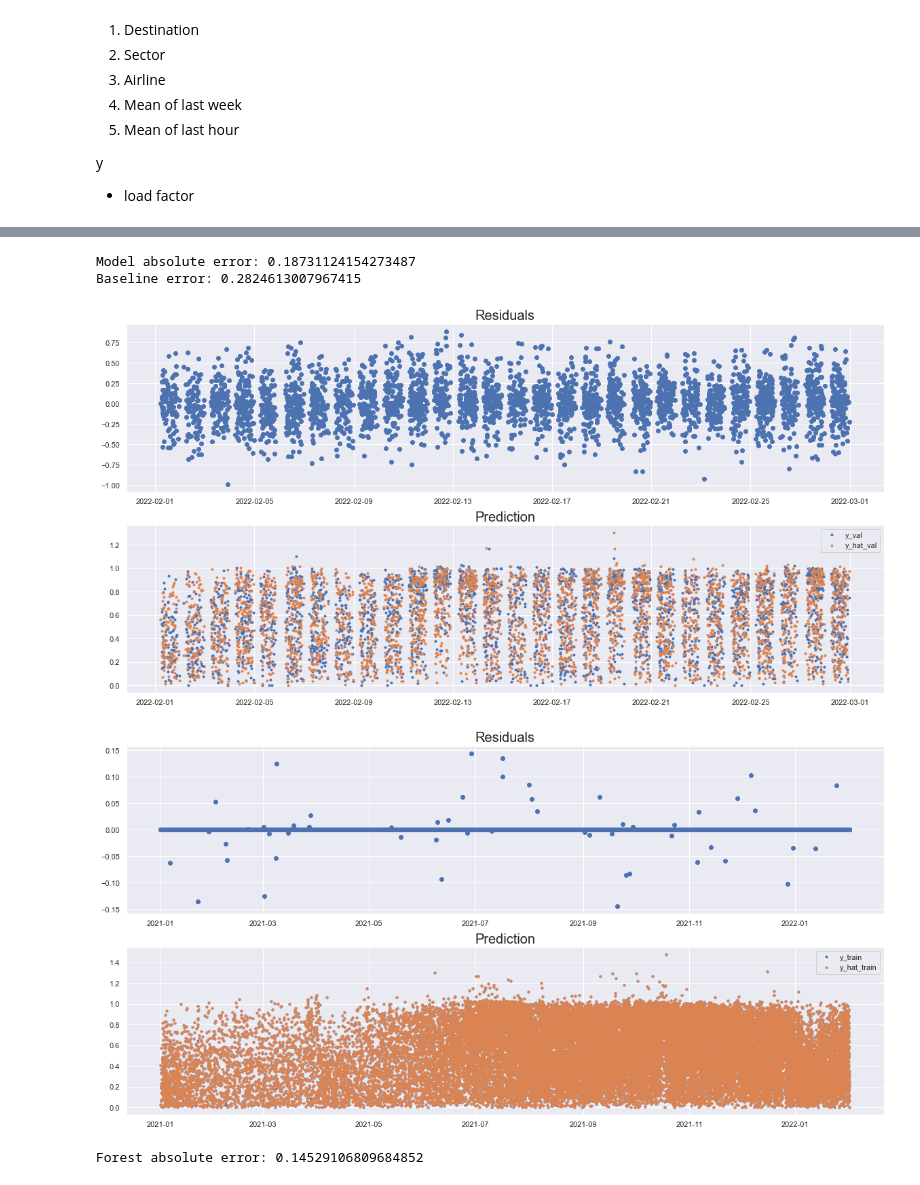
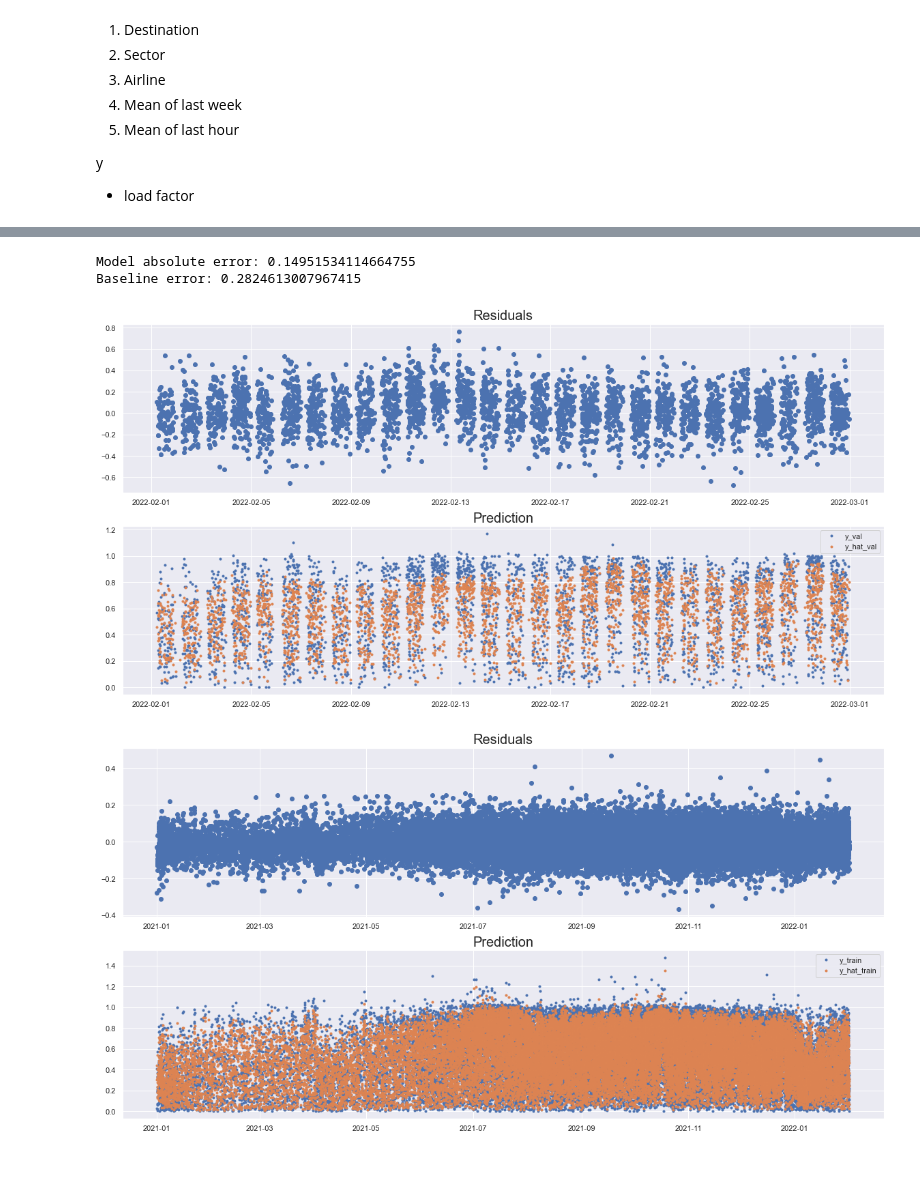
Before and after one commit to MatildeDP/ComputationalDataAnalysisProject, a Jupyter notebook: trees_modified.ipynb, the cells around one changed output, grey strips where cells are left out. Cells and saved outputs as stored; diff of their text form; code cells hidden in the pictures.

Commit message:
feature importance and time variables

```diff
--- a/trees_modified.ipynb
+++ b/trees_modified.ipynb
@@ -137,11 +154,11 @@ data_ = data[[ 'Destination','Sector','FlightType','Airline' ]] # Airline
 
 # Weekday features
 data['weekday']=data['ScheduleTime'].dt.day_of_week
-data['week_day'] = data.weekday.apply(lambda x: str(x)) # string formatting nessesary for one-hot-encoding
+ # string formatting nessesary for one-hot-encoding
 
 # Hour feature
 data['hour']= data['ScheduleTime'].dt.hour
-data['hour'] = data.hour.apply(lambda x: str(x))
+#data['hour'] = data.hour.apply(lambda x: str(x))
 
 
 # Hours from first observation
@@ -152,8 +169,12 @@ data['hour'] = data.hour.apply(lambda x: str(x))
 #data['time'] = time
 
 # One hot encoding
-data = pd.get_dummies(data)
+
 
 # Add variables which where expanded
-data = pd.concat([data, data_], axis=1)
+#data = pd.concat([data, data_], axis=1)
+
+# add 5 variables with random noise for feature importance
+for i in range(5):
+    data[f'random_{i}'] = np.random.normal(size = data.shape[0])
 # %% [markdown]
@@ -188,0 +227,13 @@ data = data.fillna(replacer_mu)
+# %%
+data['prev_weekday'] = prev_day
+data['prev_hour'] = prev_hour
+data = data.fillna(replacer_mu)
+
+
+data =  data.drop(['week'], axis = 1)
+data['weekday'] = data.weekday.apply(lambda x: str(x))
+data['hour'] = data.hour.apply(lambda x: str(x))
+
+
+
+data = pd.get_dummies(data)
@@ -201,7 +248,14 @@ train_data = data[data['ScheduleTime'] < '2022-02-01']
 # (but saved because we need them in order to get time series variables)
 
 y_val = val_data.LoadFactor.values
-X_val = val_data.drop(['Airline', "LoadFactor", 'ScheduleTime', 'Destination','Sector','FlightType'], axis = 1).values #
+y_train = train_data.LoadFactor.values
 
-y_train = train_data.LoadFactor.values
-X_train = train_data.drop(['Airline', "LoadFactor", 'ScheduleTime', 'Destination','Sector','FlightType'], axis = 1).values #
+#
+X_train = train_data.drop(["LoadFactor", 'ScheduleTime'], axis = 1)
+X_val = val_data.drop(["LoadFactor", 'ScheduleTime'], axis = 1)
+
+# save columns for later
+train_cols = X_train.columns
+val_cols = X_val.columns
+#X_train = train_data_ #
+#X_val = val_data_ #
@@ -208,6 +267,7 @@ X_train = train_data.drop(['Airline', "LoadFactor", 'ScheduleTime', 'Destination
 # %%
-model = tree.DecisionTreeRegressor(min_samples_leaf = 1)#, ccp_alpha = n)
-model.fit(X_train,y_train)
+#model = AdaBoostRegressor(tree.DecisionTreeRegressor(min_samples_leaf = 1))#, ccp_alpha = n)
+model = ensemble.RandomForestRegressor(n_estimators= 50 )
+model.fit(X_train,y_train, sample_weight =  0.99998889 *X_train.index.values[::-1])
 yhat = model.predict(X_val)
 yhat_train = model.predict(X_train)
 
@@ -215,44 +275,33 @@ yhat_train = model.predict(X_train)
 model_err = np.mean(abs(y_val - yhat))
 print(f'Model absolute error: {model_err}')
 
 baseline_err = abs(y_val - train_data[train_data['ScheduleTime']>'2022-01-01'].LoadFactor.mean()).mean()
 print(f'Baseline error: {baseline_err}')
 
 fig, ax = plt.subplots(2,1, figsize = (20,10))
 plt.title('Validation data')
 ax[0].scatter(val_data.ScheduleTime, y_val - yhat)
 ax[0].set_title('Residuals',fontsize = 20)
 
 ax[1].plot(val_data.ScheduleTime, y_val,'.', label = 'y_val')
 ax[1].plot(val_data.ScheduleTime, yhat,  '.', label = 'y_hat_val',)
 ax[1].set_title('Prediction',fontsize = 20 )
 ax[1].legend()
 
 
 fig, ax = plt.subplots(2,1, figsize = (20,10))
 plt.title('Training data')
 ax[0].scatter(train_data.ScheduleTime, y_train - yhat_train)
 ax[0].set_title('Residuals',fontsize = 20)
 
 ax[1].plot(train_data.ScheduleTime, y_train,'.', label = 'y_train')
 ax[1].plot(train_data.ScheduleTime, yhat_train,  '.', label = 'y_hat_train')
 ax[1].set_title('Prediction',fontsize = 20 )
 ax[1].legend()
 
 plt.show()
 # %% [output]
-Model absolute error: 0.18731124154273487
+Model absolute error: 0.14951534114664755
 Baseline error: 0.2824613007967415
-[figure, old version]
+[figure, new version]
-[figure, old version]
+[figure, new version]
-# %%
-# random forrest
-forest = ensemble.RandomForestRegressor(n_estimators = 10)
-forest.fit(X_train,y_train)
-yhat = forest.predict(X_val)
-
-
-model_err = np.mean(abs(y_val - yhat))
-print(f'Forest absolute error: {model_err}')
-# %% [output]
-Forest absolute error: 0.14529106809684852
```
Also changed, not shown: parts of 20 cells of this notebook.
